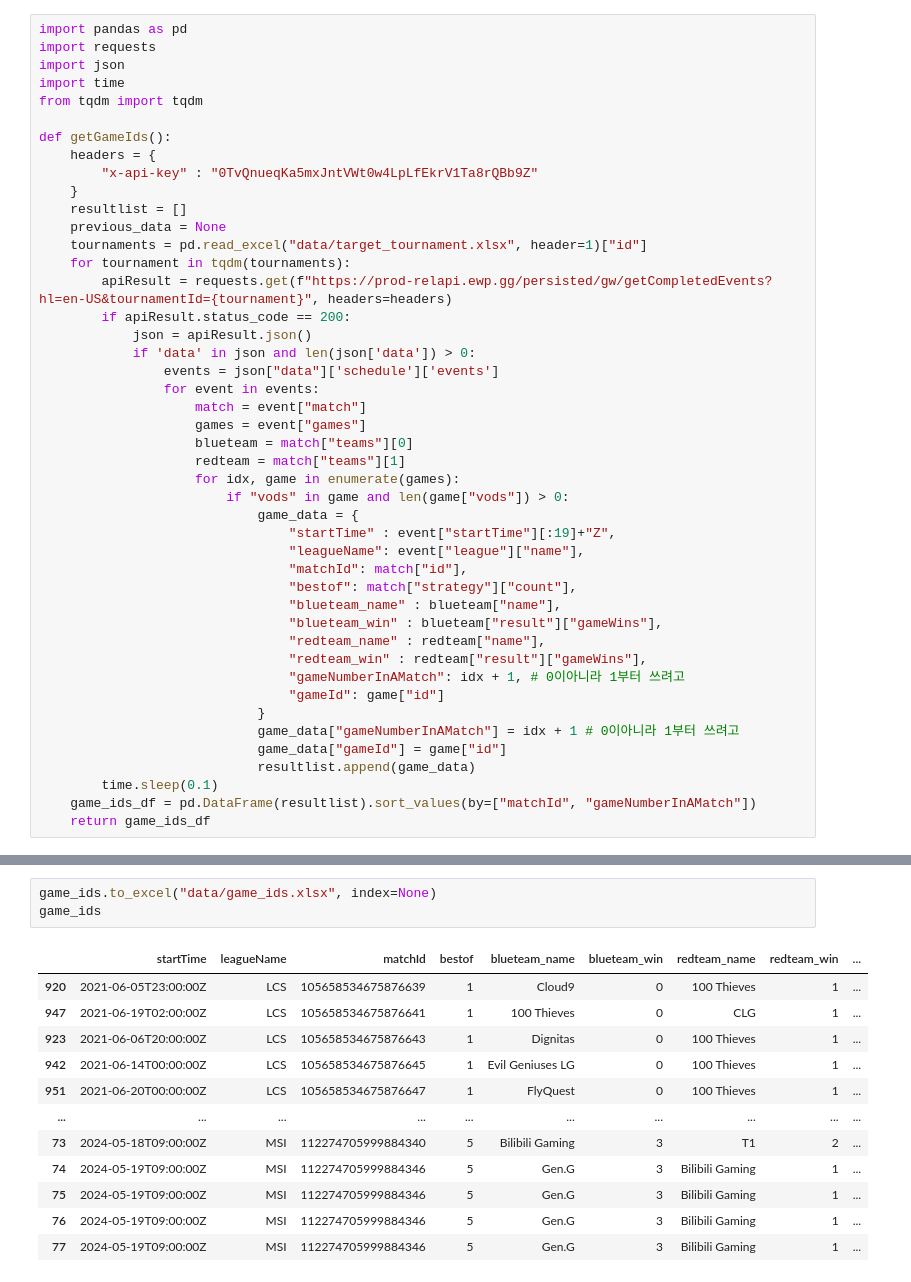
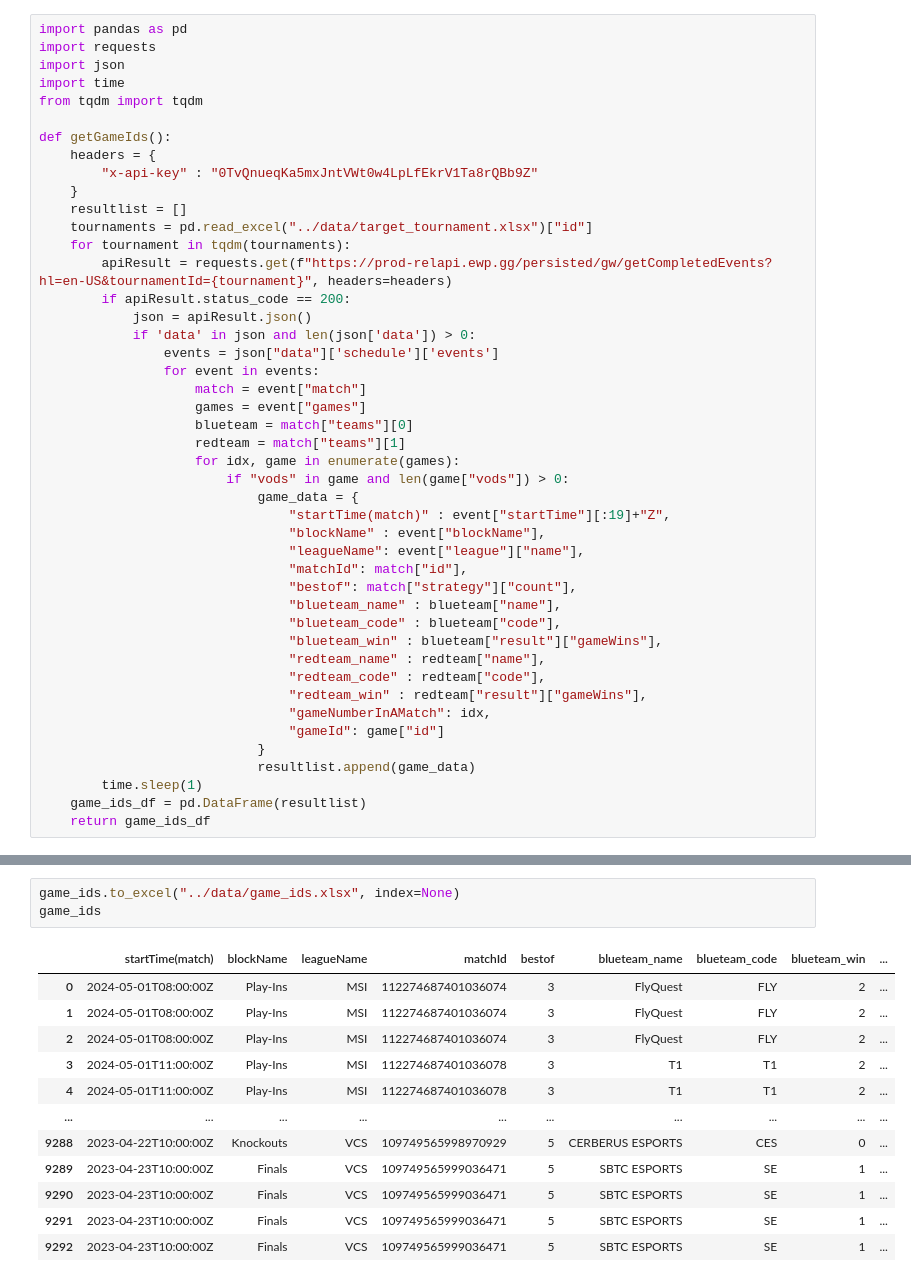
Before and after one commit to chlxogur/penta_kill_data_science, a Jupyter notebook: getGameIds.ipynb, the cells around one changed output, grey strips where cells are left out. Cells and saved outputs as stored; diff of their text form.

```diff
--- a/getGameIds.ipynb
+++ b/getGameIds.ipynb
@@ -10,8 +10,7 @@ def getGameIds():
         "x-api-key" : "0TvQnueqKa5mxJntVWt0w4LpLfEkrV1Ta8rQBb9Z"
     }
     resultlist = []
-    previous_data = None
-    tournaments = pd.read_excel("data/target_tournament.xlsx", header=1)["id"]
+    tournaments = pd.read_excel("../data/target_tournament.xlsx")["id"]
     for tournament in tqdm(tournaments):
         apiResult = requests.get(f"https://prod-relapi.ewp.gg/persisted/gw/getCompletedEvents?hl=en-US&tournamentId={tournament}", headers=headers)
         if apiResult.status_code == 200:
@@ -26,22 +25,23 @@ def getGameIds():
                     for idx, game in enumerate(games):
                         if "vods" in game and len(game["vods"]) > 0:
                             game_data = {
-                                "startTime" : event["startTime"][:19]+"Z",
+                                "startTime(match)" : event["startTime"][:19]+"Z",
+                                "blockName" : event["blockName"],
                                 "leagueName": event["league"]["name"],
                                 "matchId": match["id"],
                                 "bestof": match["strategy"]["count"],
                                 "blueteam_name" : blueteam["name"],
+                                "blueteam_code" : blueteam["code"],
                                 "blueteam_win" : blueteam["result"]["gameWins"],
                                 "redteam_name" : redteam["name"],
+                                "redteam_code" : redteam["code"],
                                 "redteam_win" : redteam["result"]["gameWins"],
-                                "gameNumberInAMatch": idx + 1, # 0이아니라 1부터 쓰려고
+                                "gameNumberInAMatch": idx,
                                 "gameId": game["id"]
                             }
-                            game_data["gameNumberInAMatch"] = idx + 1 # 0이아니라 1부터 쓰려고
-                            game_data["gameId"] = game["id"]
                             resultlist.append(game_data)
-        time.sleep(0.1)
-    game_ids_df = pd.DataFrame(resultlist).sort_values(by=["matchId", "gameNumberInAMatch"])
+        time.sleep(1)
+    game_ids_df = pd.DataFrame(resultlist)
     return game_ids_df
 # %%
 game_ids = getGameIds() # 게임아이디가 들어간 리스트
@@ -63,16 +63,16 @@ game_ids
 # %%
-game_ids.to_excel("data/game_ids.xlsx", index=None)
+game_ids.to_excel("../data/game_ids.xlsx", index=None)
 game_ids
 # %% [output]
-|  | startTime | leagueName | matchId | bestof | blueteam_name | blueteam_win | redteam_name | redteam_win | ... |
-| 920 | 2021-06-05T23:00:00Z | LCS | 105658534675876639 | 1 | Cloud9 | 0 | 100 Thieves | 1 | ... |
-| 947 | 2021-06-19T02:00:00Z | LCS | 105658534675876641 | 1 | 100 Thieves | 0 | CLG | 1 | ... |
-| 923 | 2021-06-06T20:00:00Z | LCS | 105658534675876643 | 1 | Dignitas | 0 | 100 Thieves | 1 | ... |
-| 942 | 2021-06-14T00:00:00Z | LCS | 105658534675876645 | 1 | Evil Geniuses LG | 0 | 100 Thieves | 1 | ... |
-| 951 | 2021-06-20T00:00:00Z | LCS | 105658534675876647 | 1 | FlyQuest | 0 | 100 Thieves | 1 | ... |
+|  | startTime(match) | blockName | leagueName | matchId | bestof | blueteam_name | blueteam_code | blueteam_win | ... |
+| 0 | 2024-05-01T08:00:00Z | Play-Ins | MSI | 112274687401036074 | 3 | FlyQuest | FLY | 2 | ... |
+| 1 | 2024-05-01T08:00:00Z | Play-Ins | MSI | 112274687401036074 | 3 | FlyQuest | FLY | 2 | ... |
+| 2 | 2024-05-01T08:00:00Z | Play-Ins | MSI | 112274687401036074 | 3 | FlyQuest | FLY | 2 | ... |
+| 3 | 2024-05-01T11:00:00Z | Play-Ins | MSI | 112274687401036078 | 3 | T1 | T1 | 2 | ... |
+| 4 | 2024-05-01T11:00:00Z | Play-Ins | MSI | 112274687401036078 | 3 | T1 | T1 | 2 | ... |
 | ... | ... | ... | ... | ... | ... | ... | ... | ... | ... |
-| 73 | 2024-05-18T09:00:00Z | MSI | 112274705999884340 | 5 | Bilibili Gaming | 3 | T1 | 2 | ... |
-| 74 | 2024-05-19T09:00:00Z | MSI | 112274705999884346 | 5 | Gen.G | 3 | Bilibili Gaming | 1 | ... |
-| 75 | 2024-05-19T09:00:00Z | MSI | 112274705999884346 | 5 | Gen.G | 3 | Bilibili Gaming | 1 | ... |
-| 76 | 2024-05-19T09:00:00Z | MSI | 112274705999884346 | 5 | Gen.G | 3 | Bilibili Gaming | 1 | ... |
-| 77 | 2024-05-19T09:00:00Z | MSI | 112274705999884346 | 5 | Gen.G | 3 | Bilibili Gaming | 1 | ... |
+| 9288 | 2023-04-22T10:00:00Z | Knockouts | VCS | 109749565998970929 | 5 | CERBERUS ESPORTS | CES | 0 | ... |
+| 9289 | 2023-04-23T10:00:00Z | Finals | VCS | 109749565999036471 | 5 | SBTC ESPORTS | SE | 1 | ... |
+| 9290 | 2023-04-23T10:00:00Z | Finals | VCS | 109749565999036471 | 5 | SBTC ESPORTS | SE | 1 | ... |
+| 9291 | 2023-04-23T10:00:00Z | Finals | VCS | 109749565999036471 | 5 | SBTC ESPORTS | SE | 1 | ... |
+| 9292 | 2023-04-23T10:00:00Z | Finals | VCS | 109749565999036471 | 5 | SBTC ESPORTS | SE | 1 | ... |
```
Also changed, not shown: parts of 2 cells of this notebook, 5 other files.
